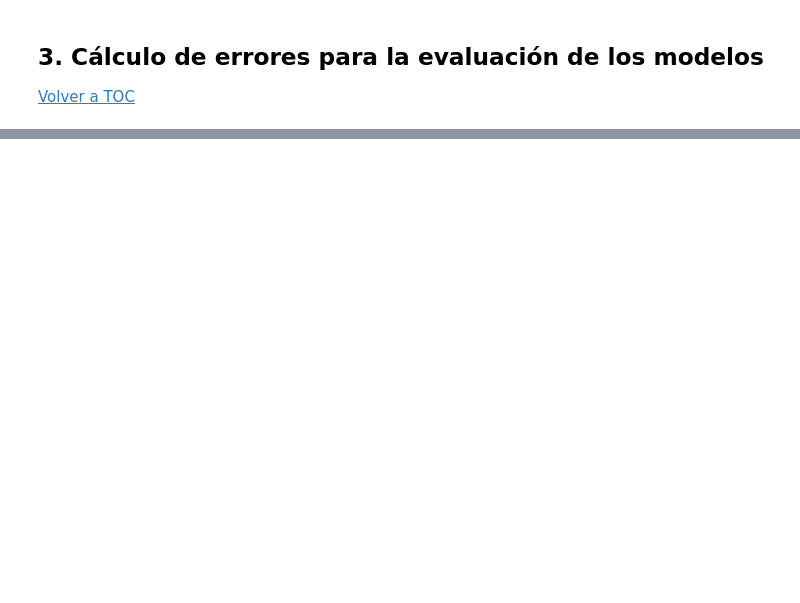
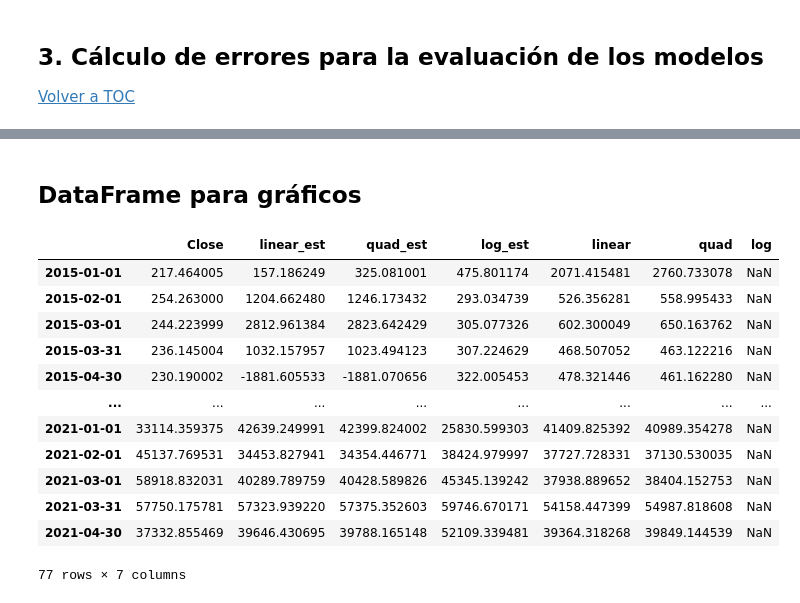
Before and after one commit to LeandroNardi96/Prediccion-del-Precio-de-un-Activo-Financiero-Criptomoneda, a Jupyter notebook: Workshop_final_index.ipynb, the cells around one changed output, grey strips where cells are left out. Drawn from its saved outputs; the diff is of its cells as text; code cells hidden in the pictures; blank space fills up the shorter version.

```diff
--- a/Workshop_final_index.ipynb
+++ b/Workshop_final_index.ipynb
@@ -237,0 +252,20 @@ df_eval
+# %% [markdown]
+## DataFrame para gráficos
+# %%
+df_train_graf, df_test_graf = ts.dataframe_to_graph(model)
+# %%
+df_train_graf
+# %% [output]
+|  | Close | linear_est | quad_est | log_est | linear | quad | log |
+| 2015-01-01 | 217.464005 | 157.186249 | 325.081001 | 475.801174 | 2071.415481 | 2760.733078 | NaN |
+| 2015-02-01 | 254.263000 | 1204.662480 | 1246.173432 | 293.034739 | 526.356281 | 558.995433 | NaN |
+| 2015-03-01 | 244.223999 | 2812.961384 | 2823.642429 | 305.077326 | 602.300049 | 650.163762 | NaN |
+| 2015-03-31 | 236.145004 | 1032.157957 | 1023.494123 | 307.224629 | 468.507052 | 463.122216 | NaN |
+| 2015-04-30 | 230.190002 | -1881.605533 | -1881.070656 | 322.005453 | 478.321446 | 461.162280 | NaN |
+| ... | ... | ... | ... | ... | ... | ... | ... |
+| 2021-01-01 | 33114.359375 | 42639.249991 | 42399.824002 | 25830.599303 | 41409.825392 | 40989.354278 | NaN |
+| 2021-02-01 | 45137.769531 | 34453.827941 | 34354.446771 | 38424.979997 | 37727.728331 | 37130.530035 | NaN |
+| 2021-03-01 | 58918.832031 | 40289.789759 | 40428.589826 | 45345.139242 | 37938.889652 | 38404.152753 | NaN |
+| 2021-03-31 | 57750.175781 | 57323.939220 | 57375.352603 | 59746.670171 | 54158.447399 | 54987.818608 | NaN |
+| 2021-04-30 | 37332.855469 | 39646.430695 | 39788.165148 | 52109.339481 | 39364.318268 | 39849.144539 | NaN |
+77 rows × 7 columns
```
Also changed, not shown: parts of 12 cells of this notebook, 1 other file.
